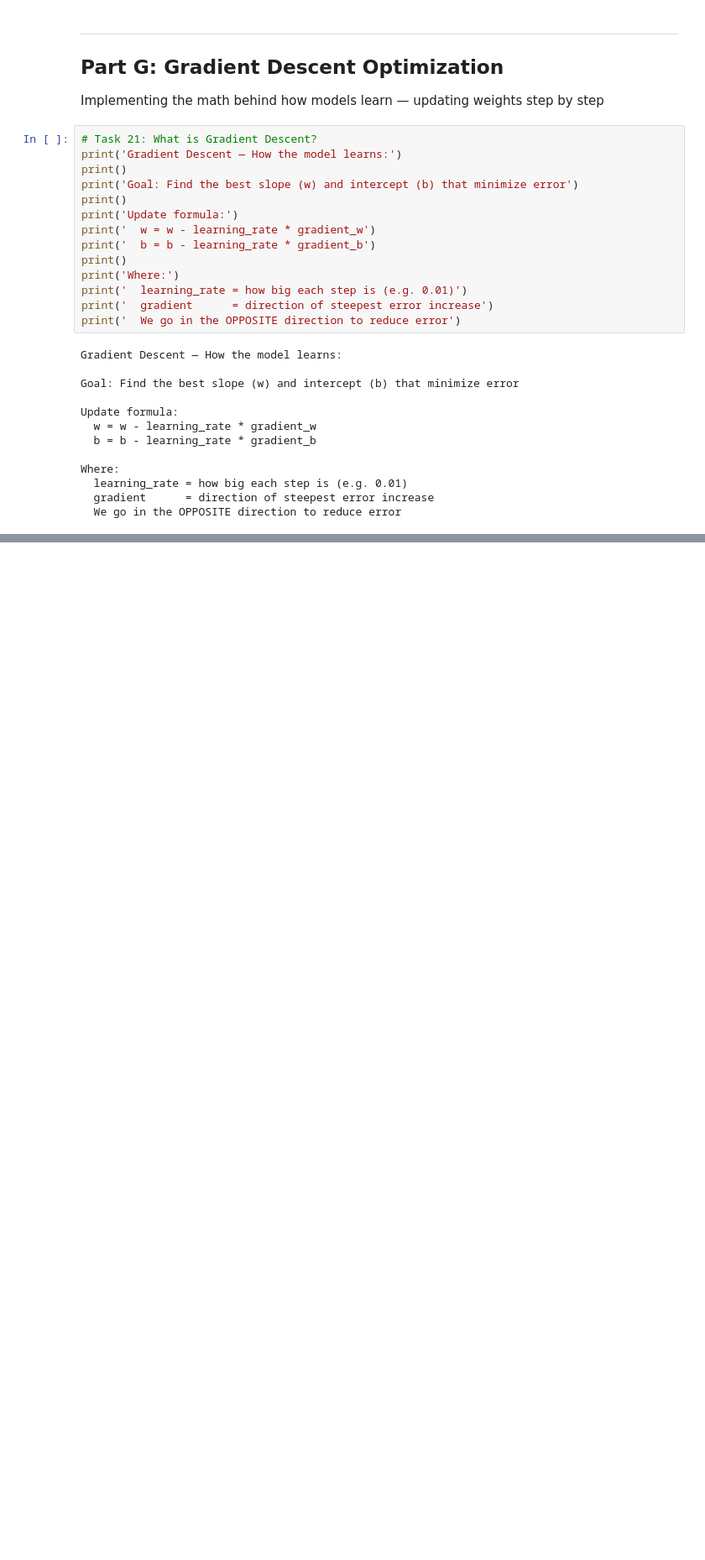
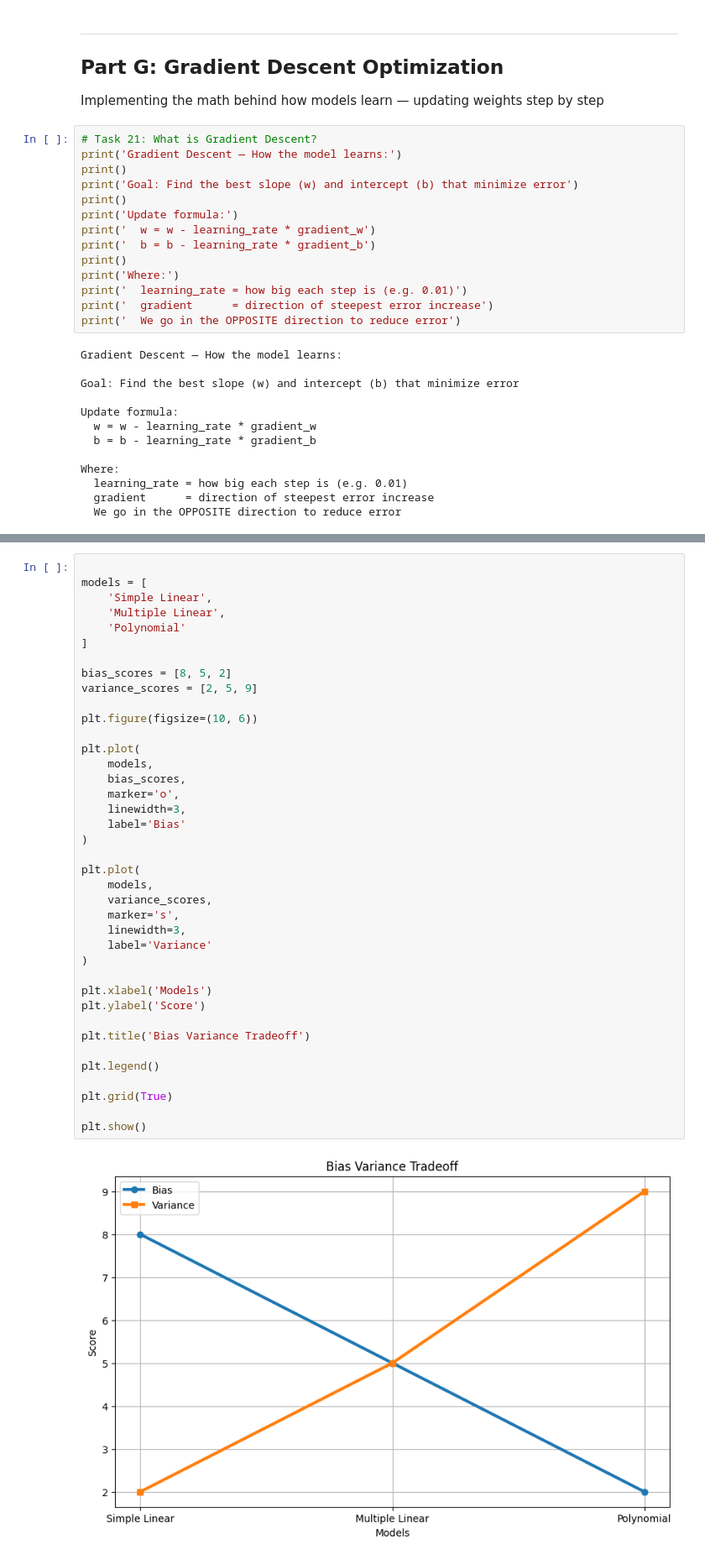
Before and after one commit to Maitrak-2661/Supervised-Learning, a Jupyter notebook: PR1/Predictive_House_price_system.ipynb, the cells around one changed output, grey strips where cells are left out. Shown at 84% size. Cells and saved outputs as stored; diff of their text form; blank space fills up the shorter version.

```diff
--- a/PR1/Predictive_House_price_system.ipynb
+++ b/PR1/Predictive_House_price_system.ipynb
@@ -481,0 +642,41 @@ ValueError: The truth value of a Series is ambiguous. Use a.empty, a.bool(), a.i
+# %%
+
+models = [
+    'Simple Linear',
+    'Multiple Linear',
+    'Polynomial'
+]
+
+bias_scores = [8, 5, 2]
+variance_scores = [2, 5, 9]
+
+plt.figure(figsize=(10, 6))
+
+plt.plot(
+    models,
+    bias_scores,
+    marker='o',
+    linewidth=3,
+    label='Bias'
+)
+
+plt.plot(
+    models,
+    variance_scores,
+    marker='s',
+    linewidth=3,
+    label='Variance'
+)
+
+plt.xlabel('Models')
+plt.ylabel('Score')
+
+plt.title('Bias Variance Tradeoff')
+
+plt.legend()
+
+plt.grid(True)
+
+plt.show()
+# %% [output]
+[figure, added]
```
Also changed, not shown: parts of 12 cells of this notebook, 5 other files.
